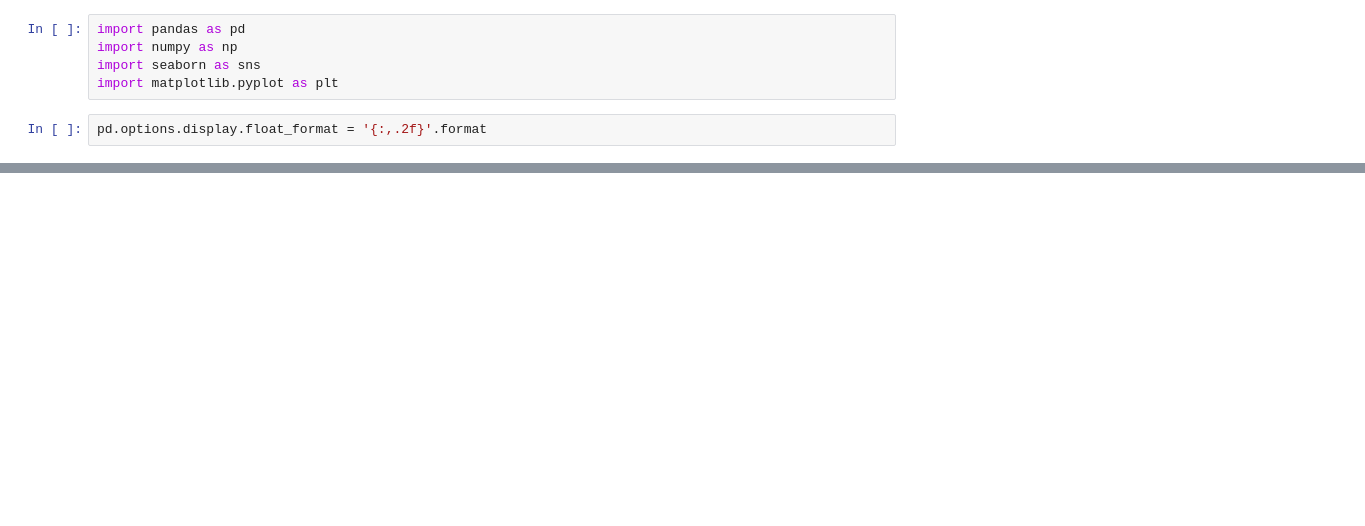
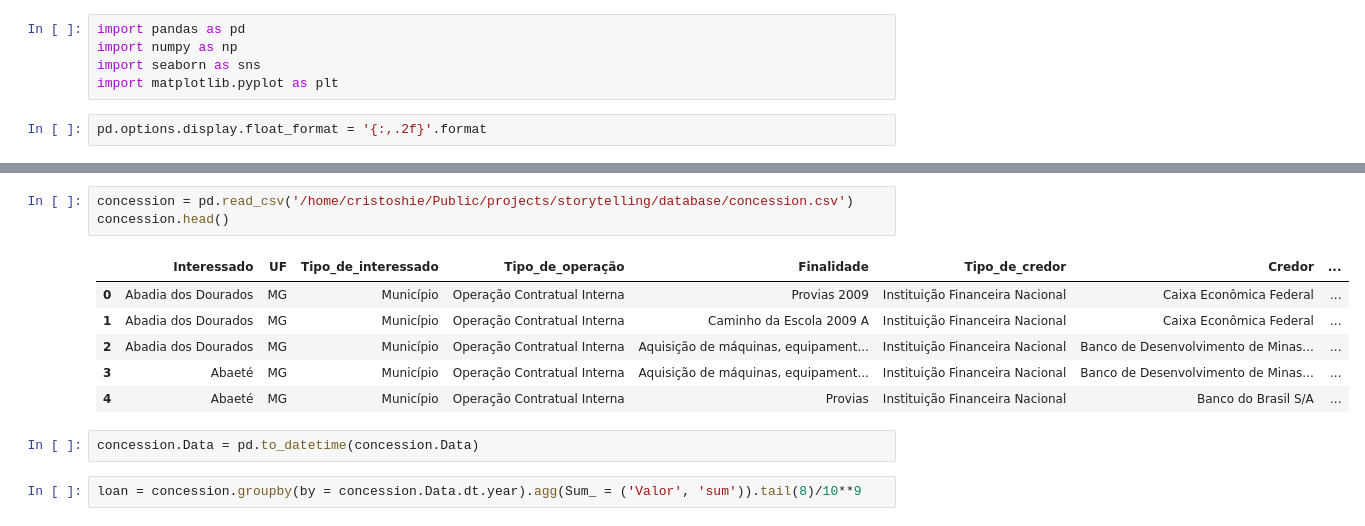
Before and after one commit to c-Tos1wa/storytelling, a Jupyter notebook: notebooks/report.ipynb, the cells around one changed output, grey strips where cells are left out. Drawn from its saved outputs; the diff is of its cells as text; blank space fills up the shorter version.

```diff
--- a/notebooks/report.ipynb
+++ b/notebooks/report.ipynb
@@ -15,0 +20,14 @@ plt.title('Paleta de cores - Ministério da Fazenda', loc = 'center', fontsize =
+# %%
+concession = pd.read_csv('/home/cristoshie/Public/projects/storytelling/database/concession.csv')
+concession.head()
+# %% [output]
+|  | Interessado | UF | Tipo_de_interessado | Tipo_de_operação | Finalidade | Tipo_de_credor | Credor | ... |
+| 0 | Abadia dos Dourados | MG | Município | Operação Contratual Interna | Provias 2009 | Instituição Financeira Nacional | Caixa Econômica Federal | ... |
+| 1 | Abadia dos Dourados | MG | Município | Operação Contratual Interna | Caminho da Escola 2009 A | Instituição Financeira Nacional | Caixa Econômica Federal | ... |
+| 2 | Abadia dos Dourados | MG | Município | Operação Contratual Interna | Aquisição de máquinas, equipament... | Instituição Financeira Nacional | Banco de Desenvolvimento de Minas... | ... |
+| 3 | Abaeté | MG | Município | Operação Contratual Interna | Aquisição de máquinas, equipament... | Instituição Financeira Nacional | Banco de Desenvolvimento de Minas... | ... |
+| 4 | Abaeté | MG | Município | Operação Contratual Interna | Provias | Instituição Financeira Nacional | Banco do Brasil S/A | ... |
+# %%
+concession.Data = pd.to_datetime(concession.Data)
+# %%
+loan = concession.groupby(by = concession.Data.dt.year).agg(Sum_ = ('Valor', 'sum')).tail(8)/10**9
```
Also changed, not shown: parts of 8 cells of this notebook, 5 other files.
